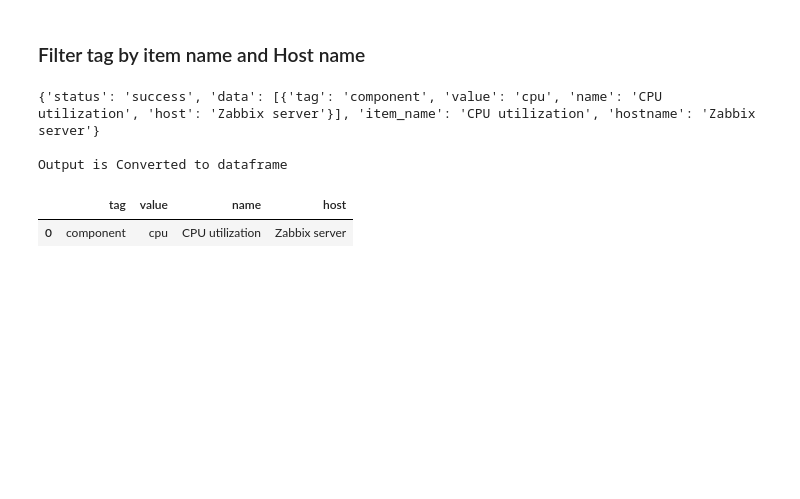
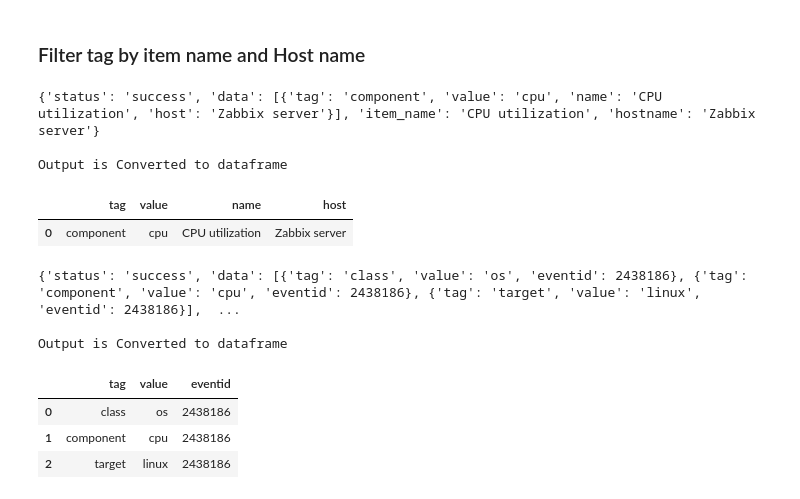
Before and after one commit to Kartik240803/zabbix, a Jupyter notebook: lib_tester.ipynb, the cells around one changed output. Drawn from its saved outputs; the diff is of its cells as text; code cells hidden in the pictures; blank space fills up the shorter version.

```diff
--- a/lib_tester.ipynb
+++ b/lib_tester.ipynb
@@ -315,3 +326,17 @@ d
 Output is Converted to dataframe
 |  | tag | value | name | host |
 | 0 | component | cpu | CPU utilization | Zabbix server |
+# %%
+result = zbx.get_tag_for_problem(eventid=2438186)
+print(result)
+print("\nOutput is Converted to dataframe")
+d = pd.DataFrame(result['data'])
+d
+# %% [output]
+{'status': 'success', 'data': [{'tag': 'class', 'value': 'os', 'eventid': 2438186}, {'tag': 'component', 'value': 'cpu', 'eventid': 2438186}, {'tag': 'target', 'value': 'linux', 'eventid': 2438186}],  ...
+
+Output is Converted to dataframe
+|  | tag | value | eventid |
+| 0 | class | os | 2438186 |
+| 1 | component | cpu | 2438186 |
+| 2 | target | linux | 2438186 |
```
Also changed, not shown: parts of 19 cells of this notebook, 1 other file.
